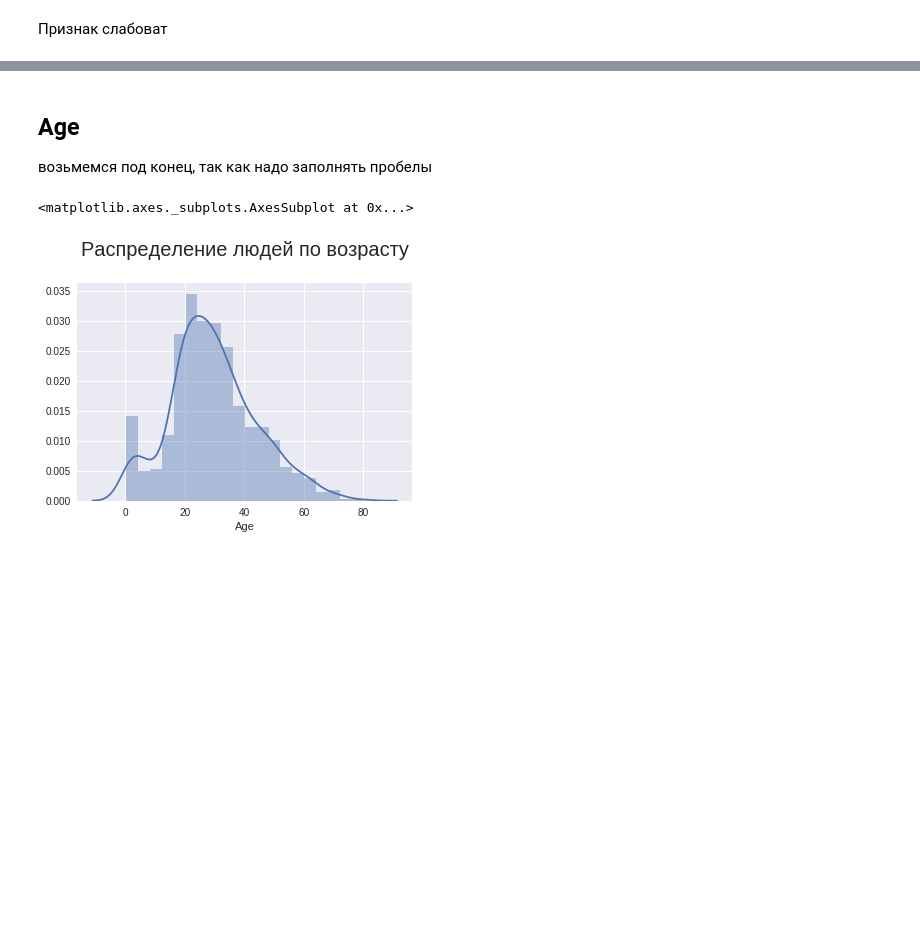
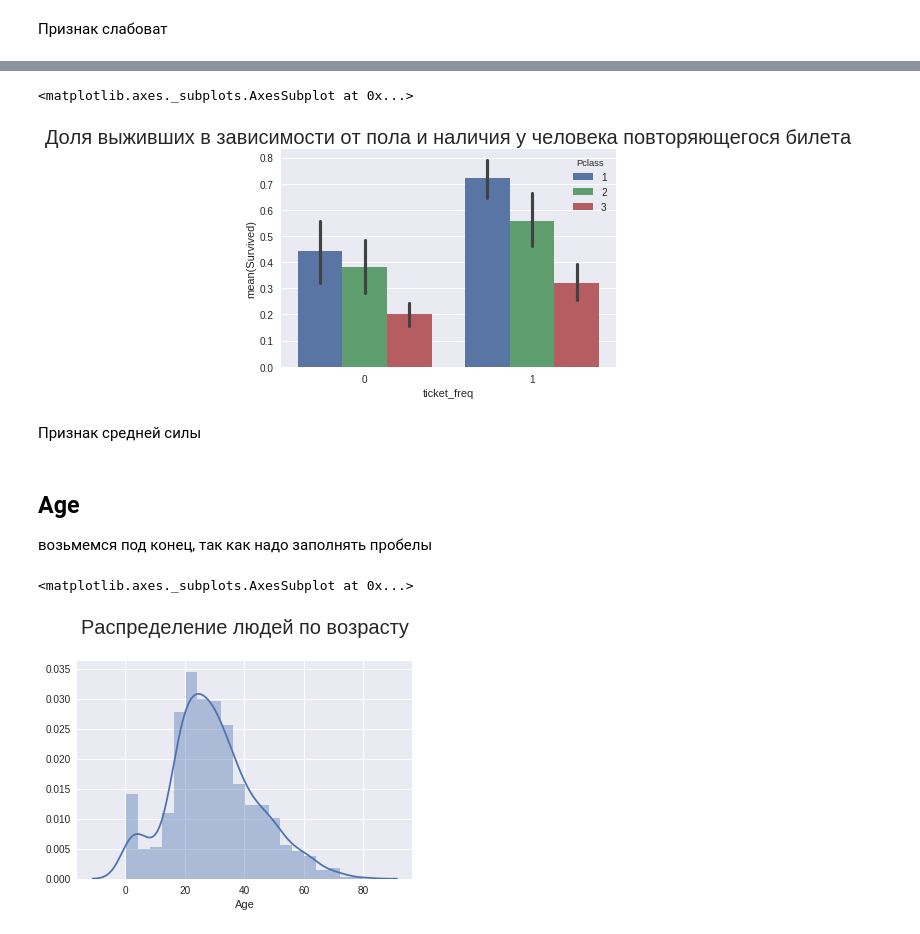
Before and after one commit to VokhmintcevKirill/ti-nic_competition2, a Jupyter notebook: Titanic_3.0.ipynb, the cells around one changed output, grey strips where cells are left out. Drawn from its saved outputs; the diff is of its cells as text; code cells hidden in the pictures; blank space fills up the shorter version.

Commit message:
продолжаем работать с признаками

```diff
--- a/Titanic_3.0.ipynb
+++ b/Titanic_3.0.ipynb
@@ -235,3 +257,11 @@ sns.barplot(x='letter',y = 'Survived', hue='Pclass', data = train)
+# %%
+plt.title(u'Доля выживших в зависимости от пола и наличия у человека повторяющегося билета', size = 20)
+sns.barplot(x = 'ticket_freq', y = 'Survived', data = train, hue = 'Pclass')
+# %% [output]
+<matplotlib.axes._subplots.AxesSubplot at 0x...>
+[figure, added]
+# %% [markdown]
+Признак средней силы
 # %% [markdown]
 ## Age
 возьмемся под конец, так как надо заполнять пробелы
```
Also changed, not shown: parts of 5 cells of this notebook.
